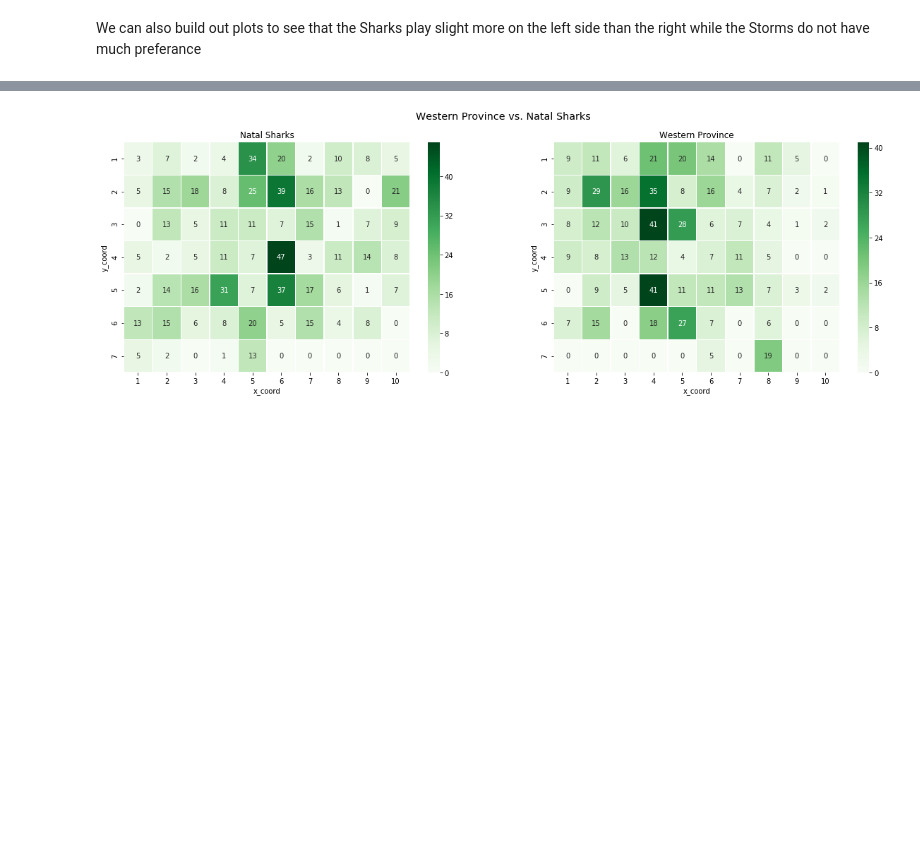
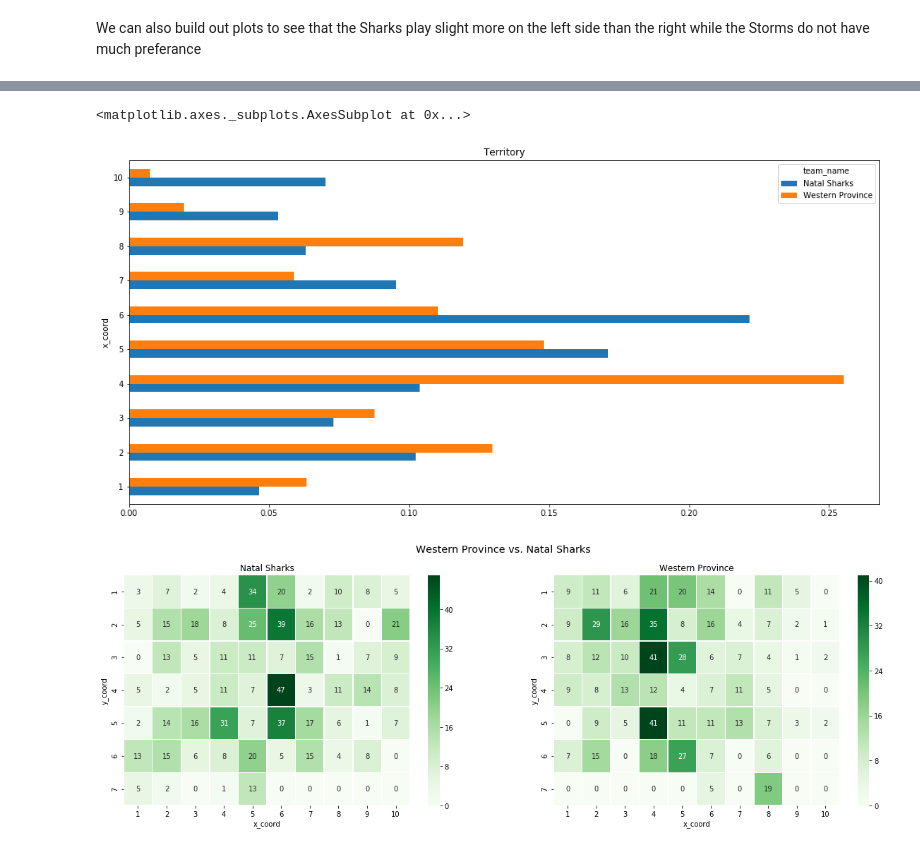
Before and after one commit to jlondal/pyrugga, a Jupyter notebook: jupyter/tuts/Getting Started.ipynb, the cells around one changed output, grey strips where cells are left out. Saved outputs shown, nothing was run; the diff lists cells and outputs as text; code cells hidden in the pictures; blank space fills up the shorter version.

```diff
--- a/jupyter/tuts/Getting Started.ipynb
+++ b/jupyter/tuts/Getting Started.ipynb
@@ -213,3 +220,8 @@ df.getTerritoryY(perc=True).plot(kind='line',figsize=(17,8))
+# %%
+df.getTerritoryX(perc=True).plot(kind='barh',figsize=(17,8),title='Territory')
+# %% [output]
+<matplotlib.axes._subplots.AxesSubplot at 0x...>
+[figure, added]
 # %%
 df.heat_map()
 # %% [output]
```
Also changed, not shown: parts of 10 cells of this notebook, 1 other file.
